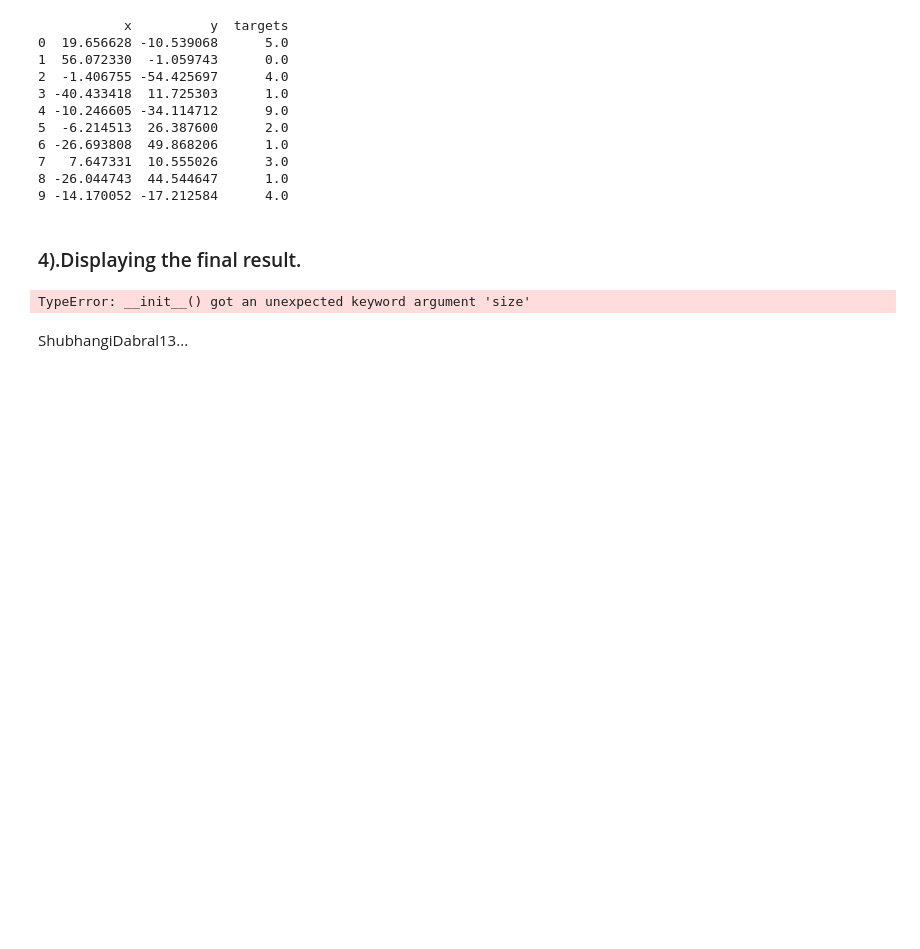
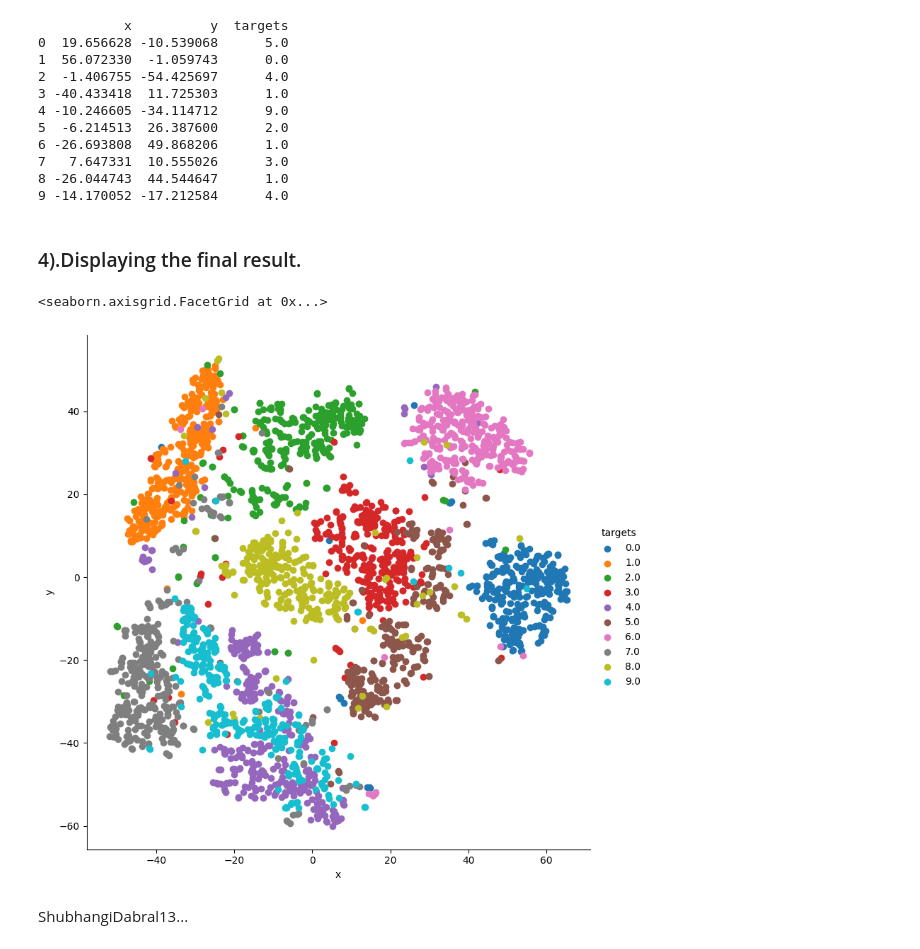
Before and after one commit to JeixHuang/Approaching-Any-Machine-Learning-Problems, a Jupyter notebook: 01).Supervised vs unsupervised learning/01).t-Distributed Stochastic Neighbour Embedding (t-SNE)/t-SNE.ipynb, the cells around one changed output. Drawn from its saved outputs; the diff is of its cells as text; code cells hidden in the pictures; blank space fills up the shorter version.

Commit message:
最新的 Seaborn 版本中FacetGrid 的构造函数不再接受 size 参数，应该使用 height 参数

```diff
--- a/01).Supervised vs unsupervised learning/01).t-Distributed Stochastic Neighbour Embedding (t-SNE)/t-SNE.ipynb
+++ b/01).Supervised vs unsupervised learning/01).t-Distributed Stochastic Neighbour Embedding (t-SNE)/t-SNE.ipynb
@@ -67,10 +67,11 @@ print(tsne_df.head(10))
 # %% [markdown]
 ### 4).Displaying the final result.
 # %%
-grid = sns.FacetGrid(tsne_df,hue = "targets",size = 8)
+grid = sns.FacetGrid(tsne_df, hue="targets", height=8)
 
 grid.map(plt.scatter,"x","y").add_legend()
 # %% [output]
-TypeError: __init__() got an unexpected keyword argument 'size'
+<seaborn.axisgrid.FacetGrid at 0x...>
+[figure, added]
 # %% [markdown]
 ShubhangiDabral13...
```
